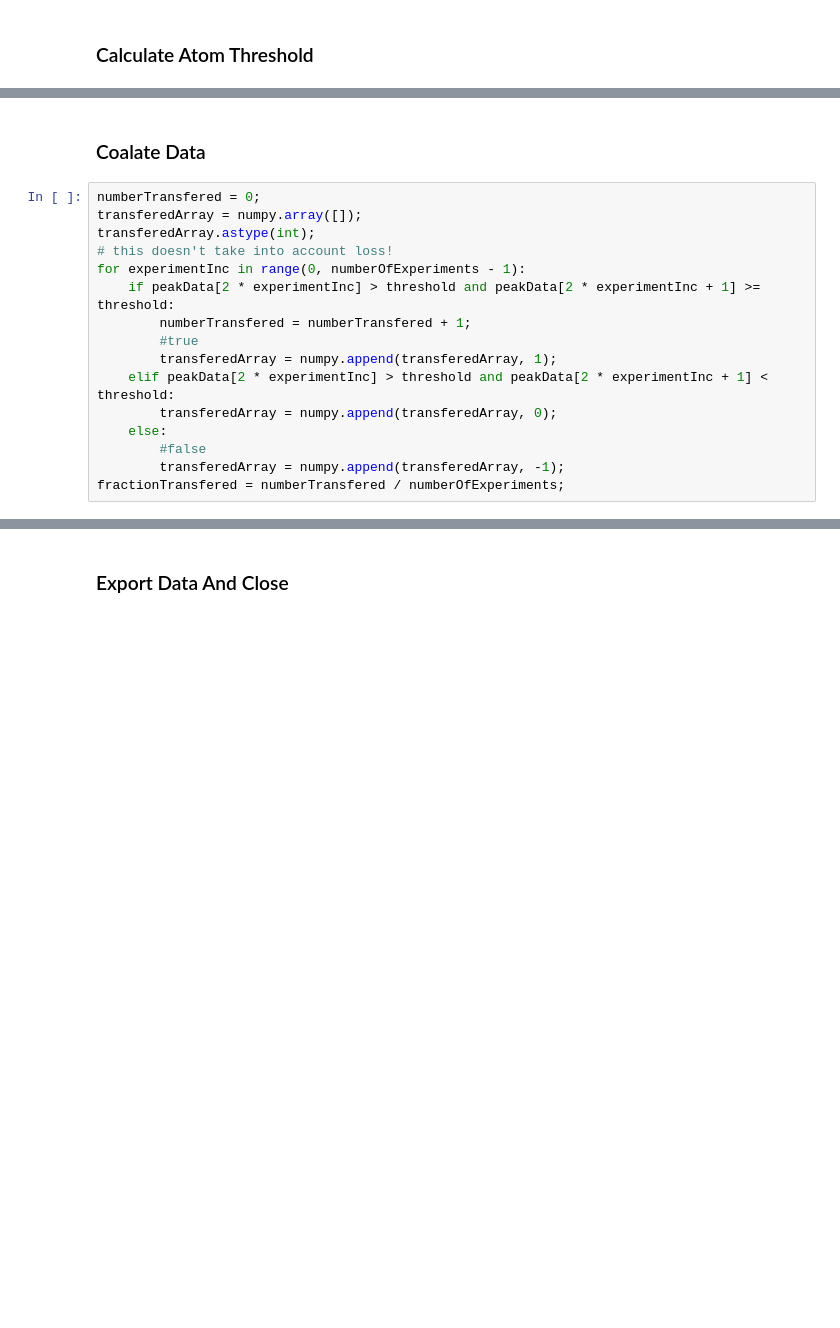
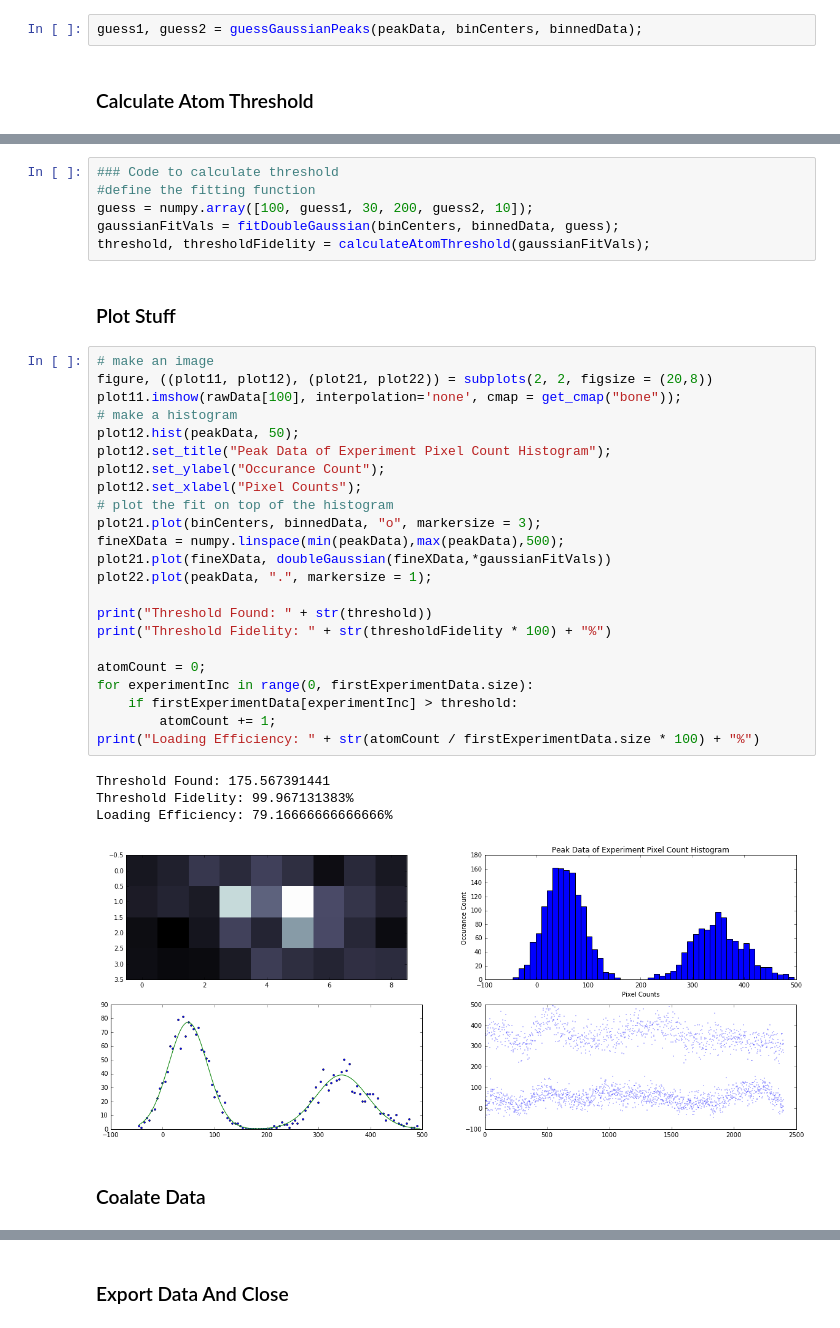
Before and after one commit to aquirdTurtle/Marks-old-analysis-folder, a Jupyter notebook: Simple Atom Analysis.ipynb, the cells around one changed output, grey strips where cells are left out. Saved outputs shown, nothing was run; the diff lists cells and outputs as text; blank space fills up the shorter version.

```diff
--- a/Simple Atom Analysis.ipynb
+++ b/Simple Atom Analysis.ipynb
@@ -83,2 +105,4 @@ matplotlib.pyplot.xlabel("Pixel Counts");
+# %%
+guess1, guess2 = guessGaussianPeaks(peakData, binCenters, binnedData);
 # %% [markdown]
 ### Calculate Atom Threshold
@@ -148,18 +109,38 @@ Loading Efficiency: 84.0%
+# %%
+### Code to calculate threshold
+#define the fitting function
+guess = numpy.array([100, guess1, 30, 200, guess2, 10]);
+gaussianFitVals = fitDoubleGaussian(binCenters, binnedData, guess);
+threshold, thresholdFidelity = calculateAtomThreshold(gaussianFitVals);
+# %% [markdown]
+### Plot Stuff
+# %%
+# make an image
+figure, ((plot11, plot12), (plot21, plot22)) = subplots(2, 2, figsize = (20,8))
+plot11.imshow(rawData[100], interpolation='none', cmap = get_cmap("bone"));
+# make a histogram
+plot12.hist(peakData, 50);
+plot12.set_title("Peak Data of Experiment Pixel Count Histogram");
+plot12.set_ylabel("Occurance Count");
+plot12.set_xlabel("Pixel Counts");
+# plot the fit on top of the histogram
+plot21.plot(binCenters, binnedData, "o", markersize = 3);
+fineXData = numpy.linspace(min(peakData),max(peakData),500);
+plot21.plot(fineXData, doubleGaussian(fineXData,*gaussianFitVals))
+plot22.plot(peakData, ".", markersize = 1);
+
+print("Threshold Found: " + str(threshold))
+print("Threshold Fidelity: " + str(thresholdFidelity * 100) + "%")
+
+atomCount = 0;
+for experimentInc in range(0, firstExperimentData.size):
+    if firstExperimentData[experimentInc] > threshold:
+        atomCount += 1;
+print("Loading Efficiency: " + str(atomCount / firstExperimentData.size * 100) + "%")
+# %% [output]
+Threshold Found: 175.567391441
+Threshold Fidelity: 99.967131383%
+Loading Efficiency: 79.16666666666666%
+[figure, added]
 # %% [markdown]
 ### Coalate Data
-# %%
-numberTransfered = 0;
-transferedArray = numpy.array([]);
-transferedArray.astype(int);
-# this doesn't take into account loss!
-for experimentInc in range(0, numberOfExperiments - 1):
-    if peakData[2 * experimentInc] > threshold and peakData[2 * experimentInc + 1] >= threshold:
-        numberTransfered = numberTransfered + 1;
-        #true
-        transferedArray = numpy.append(transferedArray, 1);
-    elif peakData[2 * experimentInc] > threshold and peakData[2 * experimentInc + 1] < threshold:
-        transferedArray = numpy.append(transferedArray, 0);
-    else:
-        #false
-        transferedArray = numpy.append(transferedArray, -1);
-fractionTransfered = numberTransfered / numberOfExperiments;
```
Also changed, not shown: parts of 24 cells of this notebook, 6 other files.
